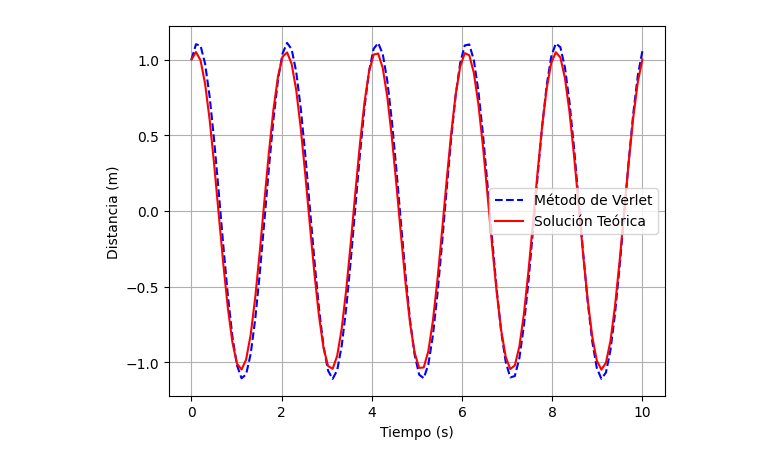
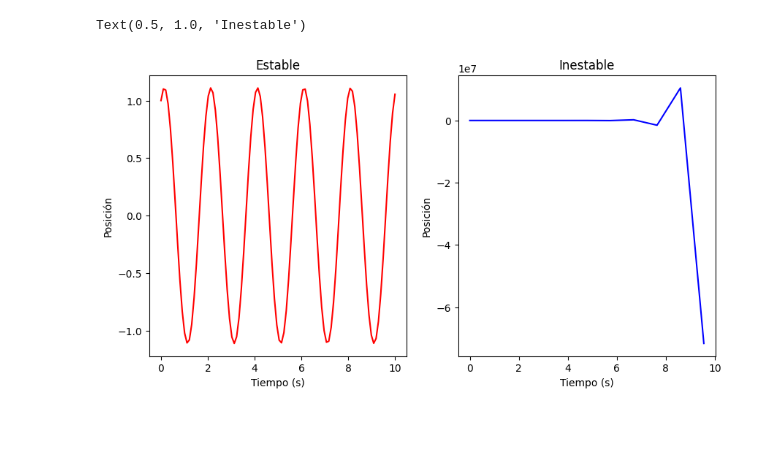
Before and after one commit to BakedBel/MetodosII_AlejandraRomero_IsabelaAvila, a Jupyter notebook: Tarea 2/Punto 2.ipynb, the cells around one changed output. Cells and saved outputs as stored; diff of their text form; code cells hidden in the pictures; blank space fills up the shorter version.

```diff
--- a/Tarea 2/Punto 2.ipynb
+++ b/Tarea 2/Punto 2.ipynb
@@ -1,43 +1,50 @@
 # %%
 import numpy as np
 import matplotlib.pyplot as plt
 
 #Calcular aceleración
 def a(x):
     w = np.pi
     return (-x) * (w ** 2)
-
-#función exacta
-def f(t):
-    return (np.cos(np.pi*t) + (np.sin(np.pi*t) )/ np.pi)
 
 def metodo_verlet(t, x, x0, v0):
     #Definir paso
     h = t[1] - t[0]
     #Primer paso, valores del problema
     x[0] = x0
     #Segundo valor, se calcula con Euler
     x[1] = x[0] + v0 * h
 
     for i in range(2, len(t)):
         aceleracion = a(x[i-1])
         x[i] = 2 * x[i-1] - x[i-2] + aceleracion * (h ** 2)
 
 t = np.linspace(0, 10, 100)
 x = np.zeros(len(t))
 x0 = 1
 v0 = 1
 
+tin = np.arange(0,10,3/np.pi)
+xin = np.zeros(len(tin))
 metodo_verlet(t, x, x0, v0)
-x_teorica = f(t)
+metodo_verlet(tin,xin,x0,v0)
 
-plt.plot(t, x, label="Método de Verlet", linestyle='--', color='b')
-plt.plot(t, x_teorica, label="Solución Teórica", linestyle='-', color='r')
+# Crear el gráfico de doble eje
+fig = plt.figure(figsize=(10,5))
+ax1= fig.add_subplot(121)
+ax2= fig.add_subplot(122)
 
-plt.xlabel("Tiempo (s)")
-plt.ylabel("Distancia (m)")
-plt.legend()
-plt.grid(True)
-plt.show()
+# Plotear la temperatura
+ax1.plot(t,x, 'r-')
+ax1.set_xlabel('Tiempo (s)')
+ax1.set_ylabel('Posición')
+ax1.set_title('Estable')
+
+# Crear el segundo eje y
+ax2.plot(tin,xin, 'b-')
+ax2.set_xlabel('Tiempo (s)')
+ax2.set_ylabel('Posición')
+ax2.set_title('Inestable')
 # %% [output]
+Text(0.5, 1.0, 'Inestable')
-[figure, old version]
+[figure, new version]
```
